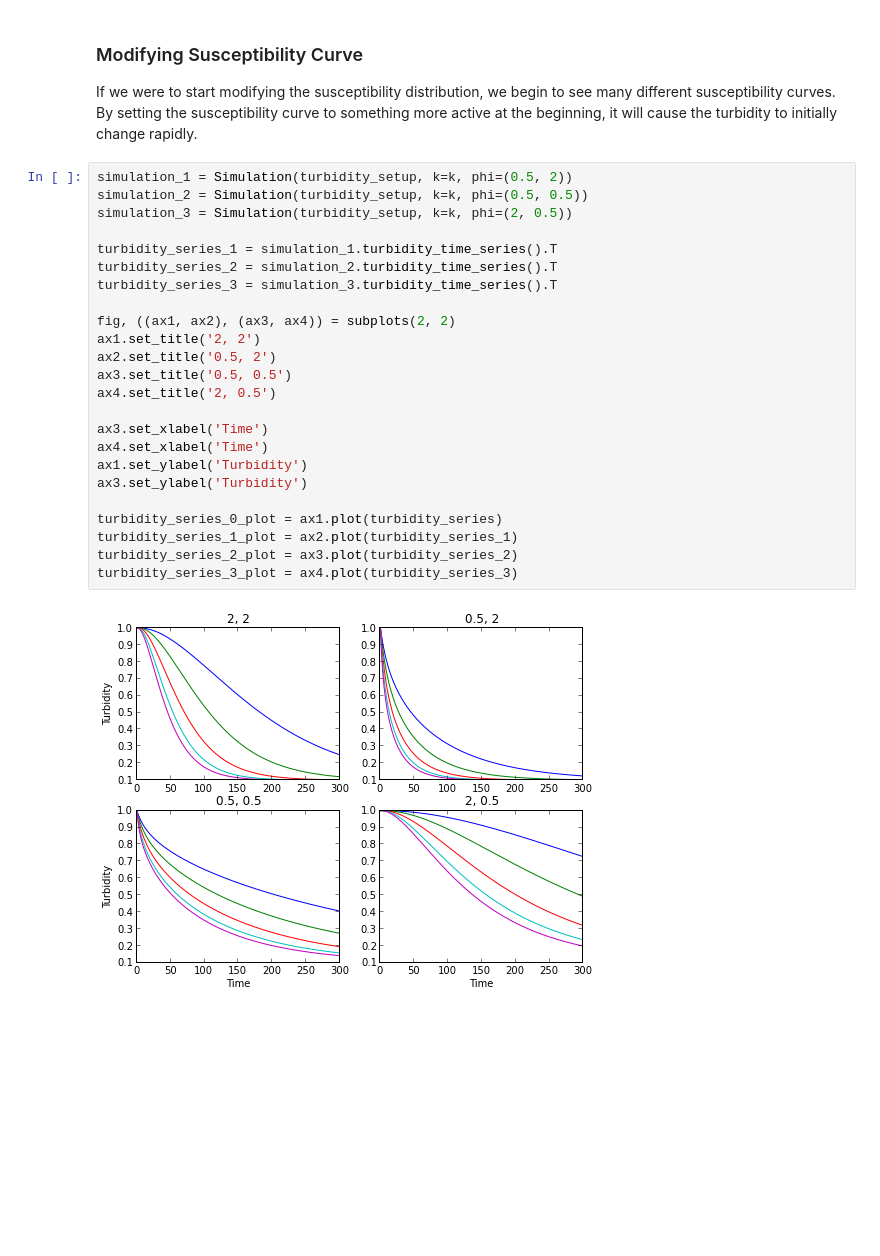
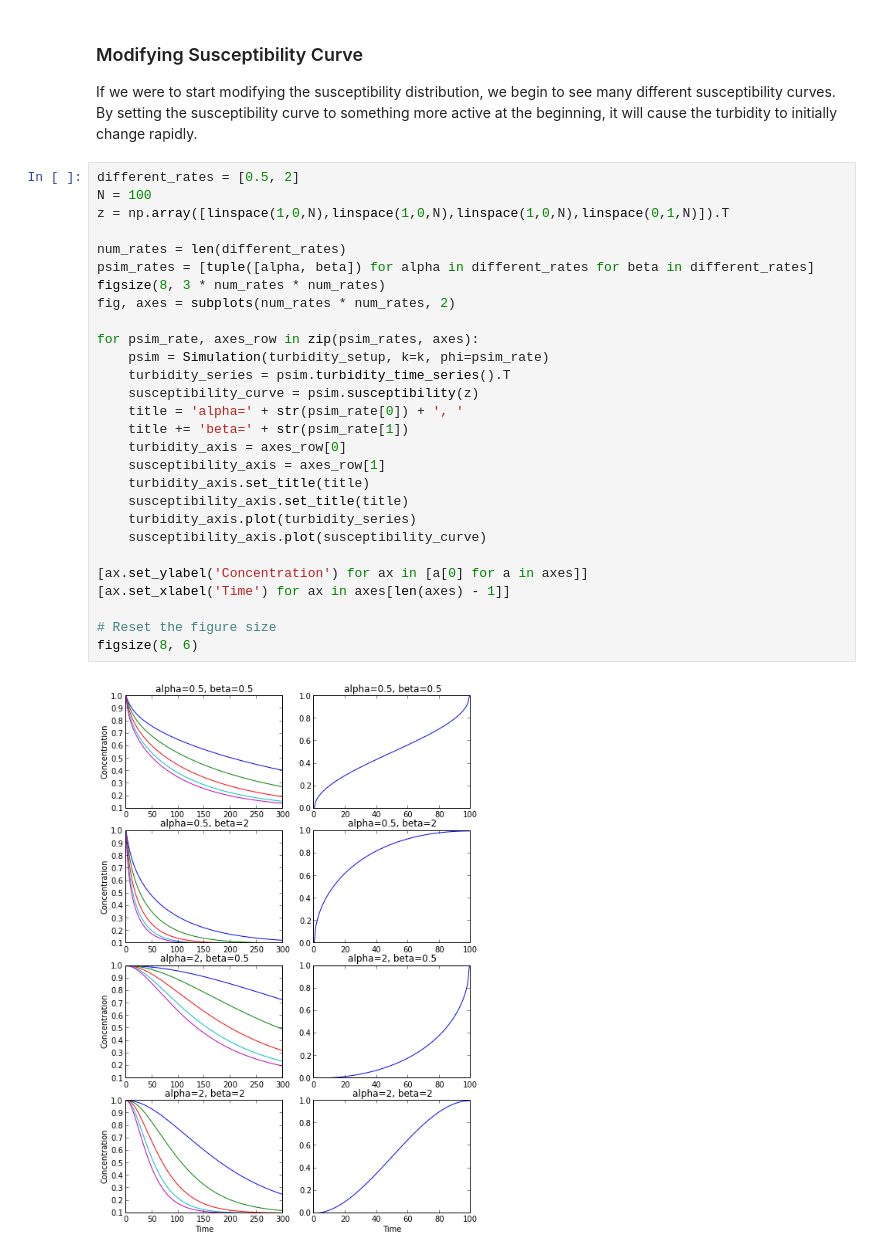
Before and after one commit to gajomi/enzymatica, a Jupyter notebook: docs/turbidity_simulation_test.ipynb, the cells around one changed output. Saved outputs shown, nothing was run; the diff lists cells and outputs as text; blank space fills up the shorter version.

Commit message:
More updates to showing the changes in conditions affecting the output reaction curves

```diff
--- a/docs/turbidity_simulation_test.ipynb
+++ b/docs/turbidity_simulation_test.ipynb
@@ -120,29 +129,33 @@ susceptibility_plot = ax4.plot(susceptibility_curve)
     By setting the susceptibility curve to something more active at the beginning, it will cause the turbidity to
     initially change rapidly.
 </div>
-# %%
-simulation_1 = Simulation(turbidity_setup, k=k, phi=(0.5, 2))
-simulation_2 = Simulation(turbidity_setup, k=k, phi=(0.5, 0.5))
-simulation_3 = Simulation(turbidity_setup, k=k, phi=(2, 0.5))
-
-turbidity_series_1 = simulation_1.turbidity_time_series().T
-turbidity_series_2 = simulation_2.turbidity_time_series().T
-turbidity_series_3 = simulation_3.turbidity_time_series().T
-
-fig, ((ax1, ax2), (ax3, ax4)) = subplots(2, 2)
-ax1.set_title('2, 2')
-ax2.set_title('0.5, 2')
-ax3.set_title('0.5, 0.5')
-ax4.set_title('2, 0.5')
-
-ax3.set_xlabel('Time')
-ax4.set_xlabel('Time')
-ax1.set_ylabel('Turbidity')
-ax3.set_ylabel('Turbidity')
-
-turbidity_series_0_plot = ax1.plot(turbidity_series)
-turbidity_series_1_plot = ax2.plot(turbidity_series_1)
-turbidity_series_2_plot = ax3.plot(turbidity_series_2)
-turbidity_series_3_plot = ax4.plot(turbidity_series_3)
-# %% [output]
-[figure, removed]
+# %%
+different_rates = [0.5, 2]
+N = 100
+z = np.array([linspace(1,0,N),linspace(1,0,N),linspace(1,0,N),linspace(0,1,N)]).T
+
+num_rates = len(different_rates)
+psim_rates = [tuple([alpha, beta]) for alpha in different_rates for beta in different_rates]
+figsize(8, 3 * num_rates * num_rates)
+fig, axes = subplots(num_rates * num_rates, 2)
+
+for psim_rate, axes_row in zip(psim_rates, axes):
+    psim = Simulation(turbidity_setup, k=k, phi=psim_rate)
+    turbidity_series = psim.turbidity_time_series().T
+    susceptibility_curve = psim.susceptibility(z)
+    title = 'alpha=' + str(psim_rate[0]) + ', '
+    title += 'beta=' + str(psim_rate[1])
+    turbidity_axis = axes_row[0]
+    susceptibility_axis = axes_row[1]
+    turbidity_axis.set_title(title)
+    susceptibility_axis.set_title(title)
+    turbidity_axis.plot(turbidity_series)
+    susceptibility_axis.plot(susceptibility_curve)
+
+[ax.set_ylabel('Concentration') for ax in [a[0] for a in axes]]
+[ax.set_xlabel('Time') for ax in axes[len(axes) - 1]]
+
+# Reset the figure size
+figsize(8, 6)
+# %% [output]
+[figure, added]
```
Also changed, not shown: parts of 7 cells of this notebook.
